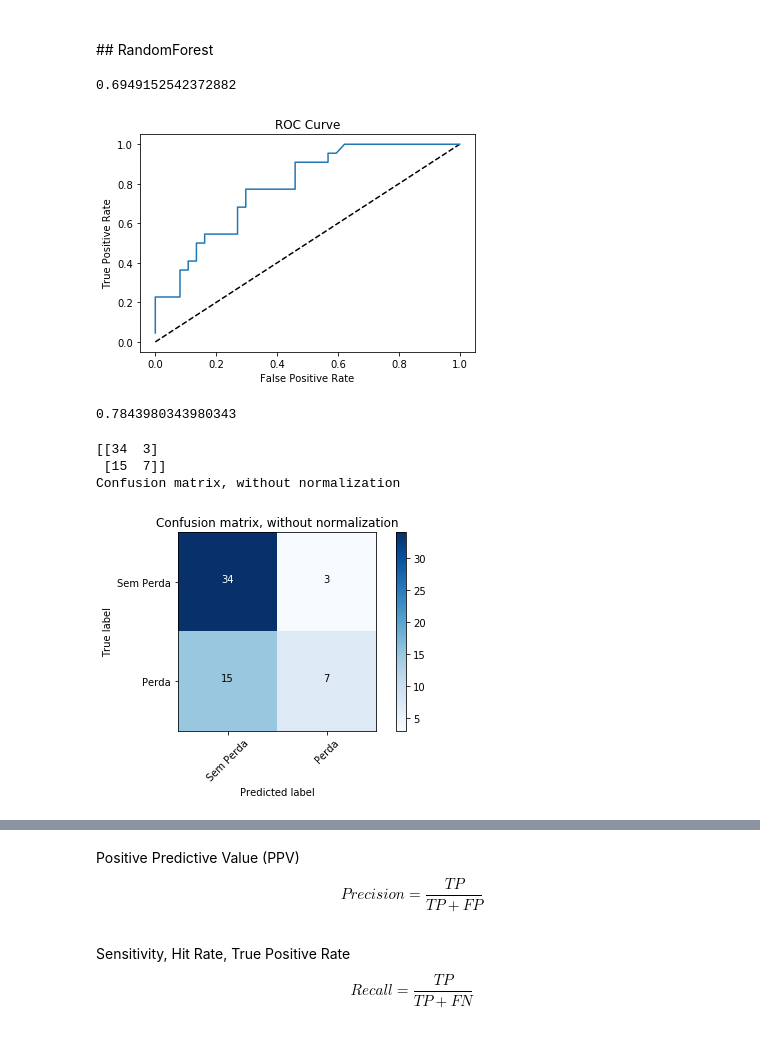
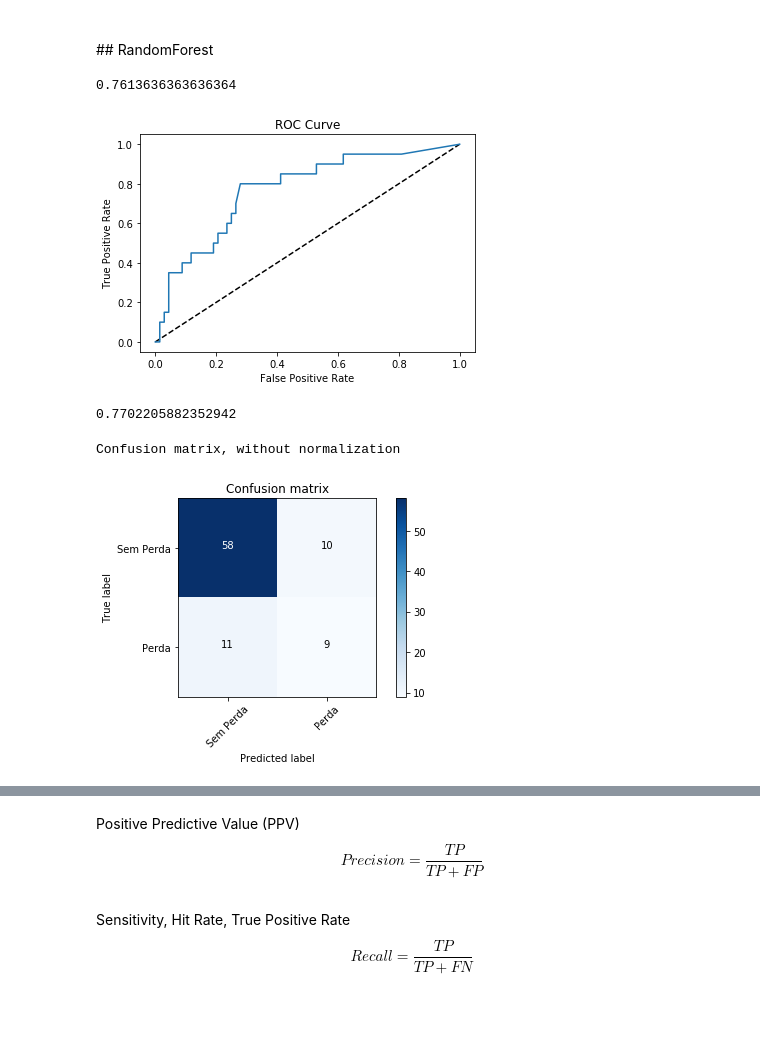
Before and after one commit to giovanimachado/mSc, a Jupyter notebook: mlModelsRandomForest.ipynb, the cells around one changed output, grey strips where cells are left out. Drawn from its saved outputs; the diff is of its cells as text; code cells hidden in the pictures.

```diff
--- a/mlModelsRandomForest.ipynb
+++ b/mlModelsRandomForest.ipynb
@@ -179,0 +111,17 @@ X_train, X_test, y_train, y_test = train_test_split(X, y, test_size=.20, random_
+# %%
+train=pd.read_csv('baseProjetoTrainOver.csv', index_col=0)
+test=pd.read_csv('baseProjetoTest.csv', index_col=0)
+
+X_train = train[['ATRIB_MAX1',
+        'ATRIB_DIST1', 'DIFP', 'MGP1', 'MGP2', 'MGP3', 'MGP4', 'MGP5', 'MGP6',
+        'MGP7', 'MGP8', 'MGP9', 'MGP10', 'MGP11', 'MGP12', 'MGP13', 'MGP14']]
+
+X_test = test[['ATRIB_MAX1',
+        'ATRIB_DIST1', 'DIFP', 'MGP1', 'MGP2', 'MGP3', 'MGP4', 'MGP5', 'MGP6',
+        'MGP7', 'MGP8', 'MGP9', 'MGP10', 'MGP11', 'MGP12', 'MGP13', 'MGP14']]
+
+y_test = test['Perda30']
+
+y_train = train['Perda30']
+
+y_train.value_counts().plot(kind='bar', title='Count (Perda30)');
@@ -189,7 +143,7 @@ random_scaled = pipeline.fit(X_train, y_train)
 y_pred = pipeline.predict(X_test)
 accuracy_score(y_test, y_pred)
 # %% [output]
-0.6949152542372882
+0.7613636363636364
 # %%
 y_pred_prob = pipeline.predict_proba(X_test)[:,1]
 # %%
@@ -204,23 +158,20 @@ plt.ylabel('True Positive Rate')
 plt.title('ROC Curve')
 plt.show()
 # %% [output]
-[figure, old version]
+[figure, new version]
 # %%
 roc_auc_score(y_test, y_pred_prob)
 # %% [output]
-0.7843980343980343
+0.7702205882352942
 # %%
-print(confusion_matrix(y_test,y_pred))
 # Compute confusion matrix
 cnf_matrix = confusion_matrix(y_test, y_pred)
 np.set_printoptions(precision=2)
 
 # Plot non-normalized confusion matrix
 plt.figure()
 plot_confusion_matrix(cnf_matrix, classes=['Sem Perda','Perda'],
-                      title='Confusion matrix, without normalization')
+                      title='Confusion matrix')
 # %% [output]
-[[34  3]
- [15  7]]
 Confusion matrix, without normalization
-[figure, old version]
+[figure, new version]
```
Also changed, not shown: parts of 53 cells of this notebook, 5 other files.
